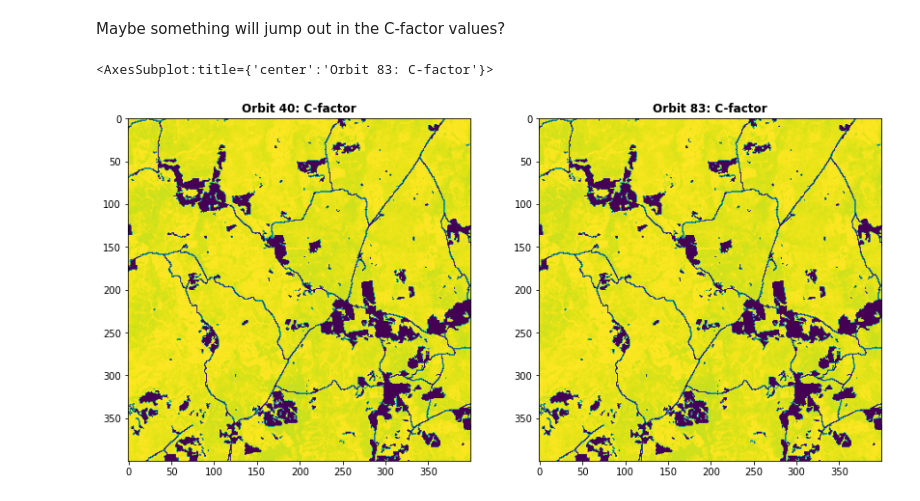
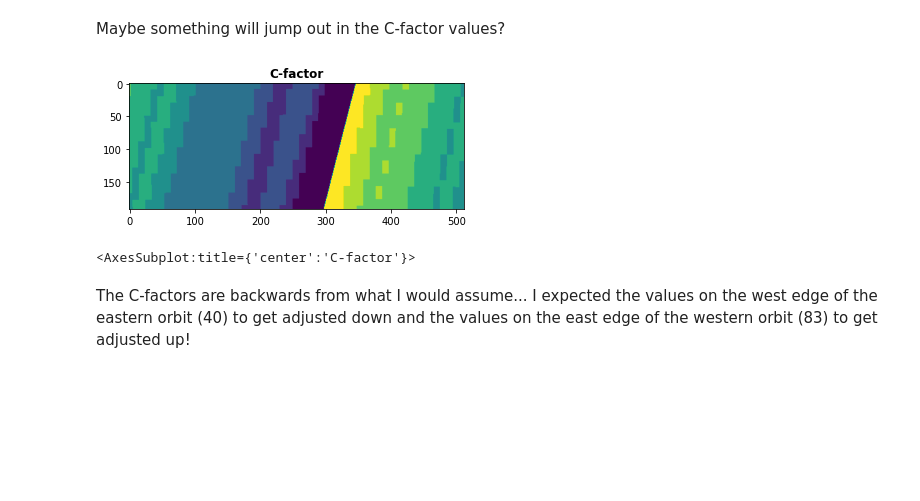
Before and after one commit to maximlamare/s2-normalisation, a Jupyter notebook: notebooks/brdf.ipynb, the cells around one changed output. Cells and saved outputs as stored; diff of their text form; code cells hidden in the pictures; blank space fills up the shorter version.

```diff
--- a/notebooks/brdf.ipynb
+++ b/notebooks/brdf.ipynb
@@ -130,27 +177,19 @@ show(orbit83_nbar_scaled[[3, 2, 1]], adjust=None, ax=ax83, title='Orbit 83: BRDF
 # %% [markdown]
 Maybe something will jump out in the C-factor values?
 # %%
-c_lambda40 = brdf.calc_c_lambda(
+c_lambda = brdf.calc_c_lambda(
     band="B04",
-    sza=kernels.deg2rad(orbit40[band_key['sza']]),
-    vza=kernels.deg2rad(orbit40[band_key['vza']]),
-    saa=kernels.deg2rad(orbit40[band_key['saa']]),
-    vaa=kernels.deg2rad(orbit40[band_key['vaa']])
+    sza=kernels.deg2rad(mosaic[band_key['sza']]),
+    vza=kernels.deg2rad(mosaic[band_key['vza']]),
+    saa=kernels.deg2rad(mosaic[band_key['saa']]),
+    vaa=kernels.deg2rad(mosaic[band_key['vaa']])
 )
-c_lambda83 = brdf.calc_c_lambda(
-    band="B04",
-    sza=kernels.deg2rad(orbit83[band_key['sza']]),
-    vza=kernels.deg2rad(orbit83[band_key['vza']]),
-    saa=kernels.deg2rad(orbit83[band_key['saa']]),
-    vaa=kernels.deg2rad(orbit83[band_key['vaa']])
-)
-# %%
-c_lambda40_scaled = np.int16(100 * c_lambda40)
-c_lambda83_scaled = np.int16(100 * c_lambda40)
-
-fig, (ax40, ax83) = pyplot.subplots(1, 2, figsize=(14, 7))
-show(c_lambda40_scaled, adjust=None, ax=ax40, title='Orbit 40: C-factor')
-show(c_lambda83_scaled, adjust=None, ax=ax83, title='Orbit 83: C-factor')
-# %% [output]
-<AxesSubplot:title={'center':'Orbit 83: C-factor'}>
-[figure, removed]
+# %%
+c_lambda_scaled = np.int16(100 * c_lambda)
+
+show(c_lambda_scaled, adjust=None, title='C-factor')
+# %% [output]
+[figure, added]
+<AxesSubplot:title={'center':'C-factor'}>
+# %% [markdown]
+The C-factors are backwards from what I would assume... I expected the values on the west edge of the eastern orbit (40) to get adjusted down and the values on the east edge of the western orbit (83) to get adjusted up!
```
Also changed, not shown: parts of 19 cells of this notebook, 2 other files.
